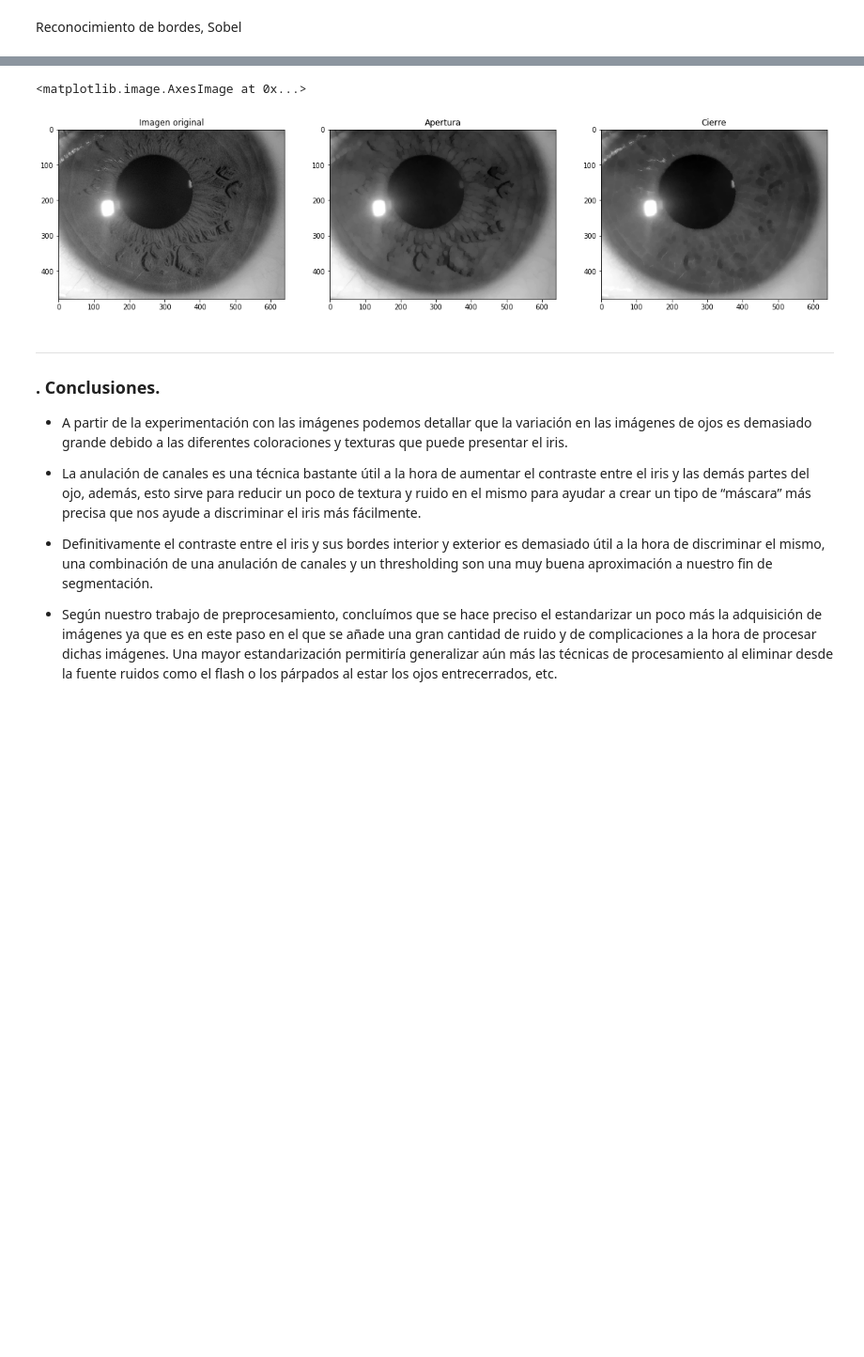
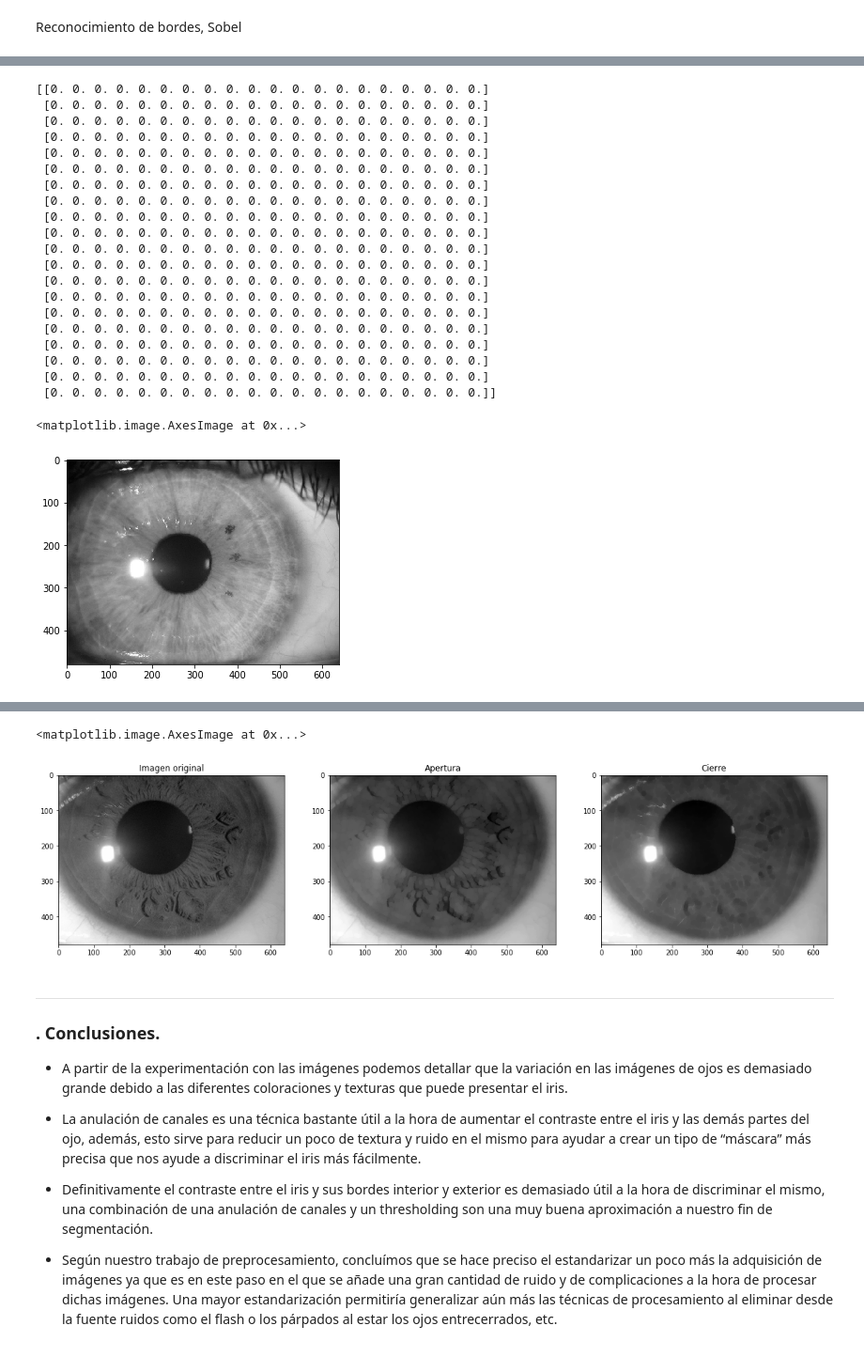
Before and after one commit to AlejoH97/Reconocimiento-Iris, a Jupyter notebook: IRIS.ipynb, the cells around one changed output, grey strips where cells are left out. Shown at 94% size. Saved outputs shown, nothing was run; the diff lists cells and outputs as text; code cells hidden in the pictures; blank space fills up the shorter version.

```diff
--- a/IRIS.ipynb
+++ b/IRIS.ipynb
@@ -300,0 +355,35 @@ ax2.imshow(magnitud_sobel1, cmap='gray')
+# %%
+img = img_read('Fotos/17.jpg', 'gray')
+
+matriz = np.zeros((20,20))
+
+for i in range(10,len(matriz)):
+    for j in range(10,len(matriz[i])):
+        for k in range
+
+print(sum/count)
+
+plt.imshow(img, cmap="gray")
+# %% [output]
+[[0. 0. 0. 0. 0. 0. 0. 0. 0. 0. 0. 0. 0. 0. 0. 0. 0. 0. 0. 0.]
+ [0. 0. 0. 0. 0. 0. 0. 0. 0. 0. 0. 0. 0. 0. 0. 0. 0. 0. 0. 0.]
+ [0. 0. 0. 0. 0. 0. 0. 0. 0. 0. 0. 0. 0. 0. 0. 0. 0. 0. 0. 0.]
+ [0. 0. 0. 0. 0. 0. 0. 0. 0. 0. 0. 0. 0. 0. 0. 0. 0. 0. 0. 0.]
+ [0. 0. 0. 0. 0. 0. 0. 0. 0. 0. 0. 0. 0. 0. 0. 0. 0. 0. 0. 0.]
+ [0. 0. 0. 0. 0. 0. 0. 0. 0. 0. 0. 0. 0. 0. 0. 0. 0. 0. 0. 0.]
+ [0. 0. 0. 0. 0. 0. 0. 0. 0. 0. 0. 0. 0. 0. 0. 0. 0. 0. 0. 0.]
+ [0. 0. 0. 0. 0. 0. 0. 0. 0. 0. 0. 0. 0. 0. 0. 0. 0. 0. 0. 0.]
+ [0. 0. 0. 0. 0. 0. 0. 0. 0. 0. 0. 0. 0. 0. 0. 0. 0. 0. 0. 0.]
+ [0. 0. 0. 0. 0. 0. 0. 0. 0. 0. 0. 0. 0. 0. 0. 0. 0. 0. 0. 0.]
+ [0. 0. 0. 0. 0. 0. 0. 0. 0. 0. 0. 0. 0. 0. 0. 0. 0. 0. 0. 0.]
+ [0. 0. 0. 0. 0. 0. 0. 0. 0. 0. 0. 0. 0. 0. 0. 0. 0. 0. 0. 0.]
+ [0. 0. 0. 0. 0. 0. 0. 0. 0. 0. 0. 0. 0. 0. 0. 0. 0. 0. 0. 0.]
+ [0. 0. 0. 0. 0. 0. 0. 0. 0. 0. 0. 0. 0. 0. 0. 0. 0. 0. 0. 0.]
+ [0. 0. 0. 0. 0. 0. 0. 0. 0. 0. 0. 0. 0. 0. 0. 0. 0. 0. 0. 0.]
+ [0. 0. 0. 0. 0. 0. 0. 0. 0. 0. 0. 0. 0. 0. 0. 0. 0. 0. 0. 0.]
+ [0. 0. 0. 0. 0. 0. 0. 0. 0. 0. 0. 0. 0. 0. 0. 0. 0. 0. 0. 0.]
+ [0. 0. 0. 0. 0. 0. 0. 0. 0. 0. 0. 0. 0. 0. 0. 0. 0. 0. 0. 0.]
+ [0. 0. 0. 0. 0. 0. 0. 0. 0. 0. 0. 0. 0. 0. 0. 0. 0. 0. 0. 0.]
+ [0. 0. 0. 0. 0. 0. 0. 0. 0. 0. 0. 0. 0. 0. 0. 0. 0. 0. 0. 0.]]
+<matplotlib.image.AxesImage at 0x...>
+[figure, added]
```
Also changed, not shown: parts of 4 cells of this notebook.
